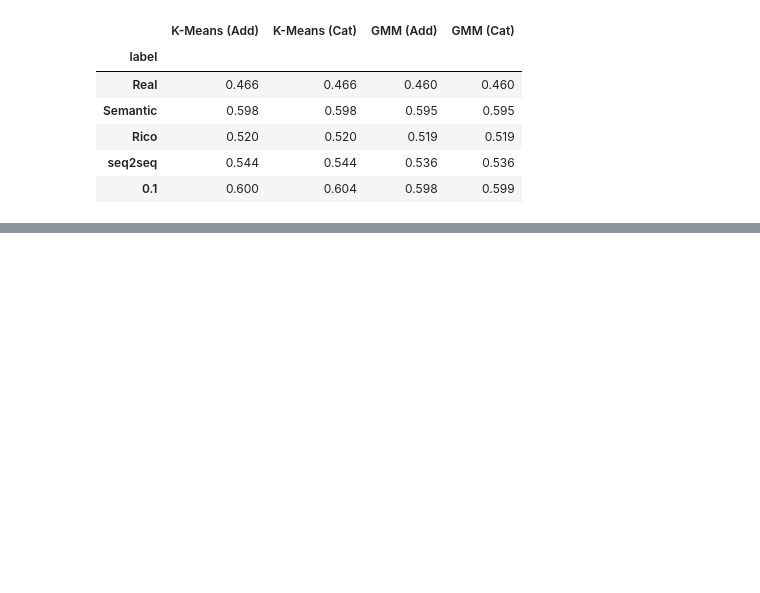
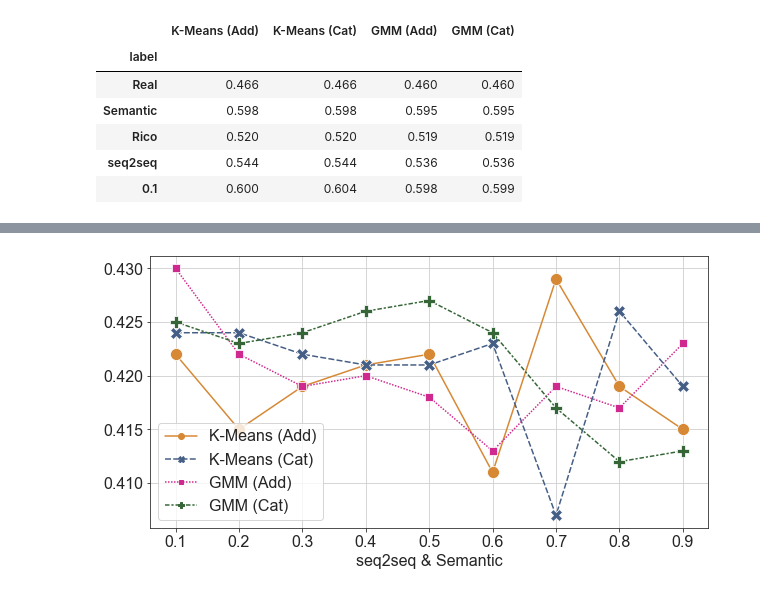
Before and after one commit to hopemini/data_processing, a Jupyter notebook: 2_stage_eval/eval_plot.ipynb, the cells around one changed output, grey strips where cells are left out. Cells and saved outputs as stored; diff of their text form; code cells hidden in the pictures; blank space fills up the shorter version.

```diff
--- a/2_stage_eval/eval_plot.ipynb
+++ b/2_stage_eval/eval_plot.ipynb
@@ -700,0 +732,9 @@ Text(0.5, 0, 'seq2seq & Semantic')
+# %%
+# seq2seq & semantic
+plt.figure(figsize=(10,5))
+colors = ['#D68835', '#455E85', '#CF298F', '#366638']
+sns.lineplot(data=df_purity_23_x[49:58], palette=colors, markers=True, markersize=12)
+plt.xlabel('seq2seq & Semantic')
+plt.savefig('plot_purity_s2s_se_23.png', format='png', bbox_inches='tight', transparent=True)
+# %% [output]
+[figure, added]
```
Also changed, not shown: parts of 24 cells of this notebook, 21 other files.
